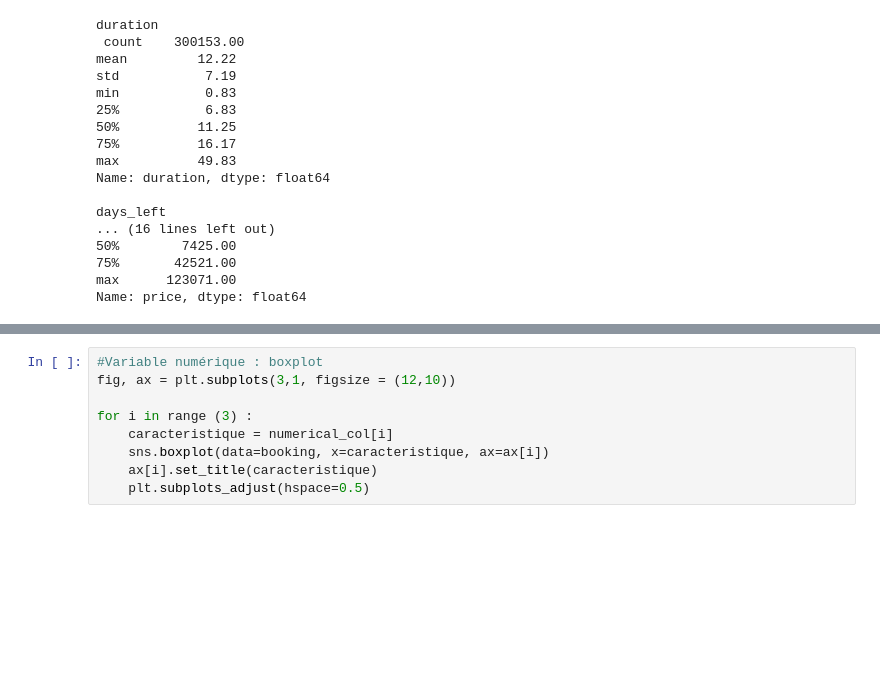
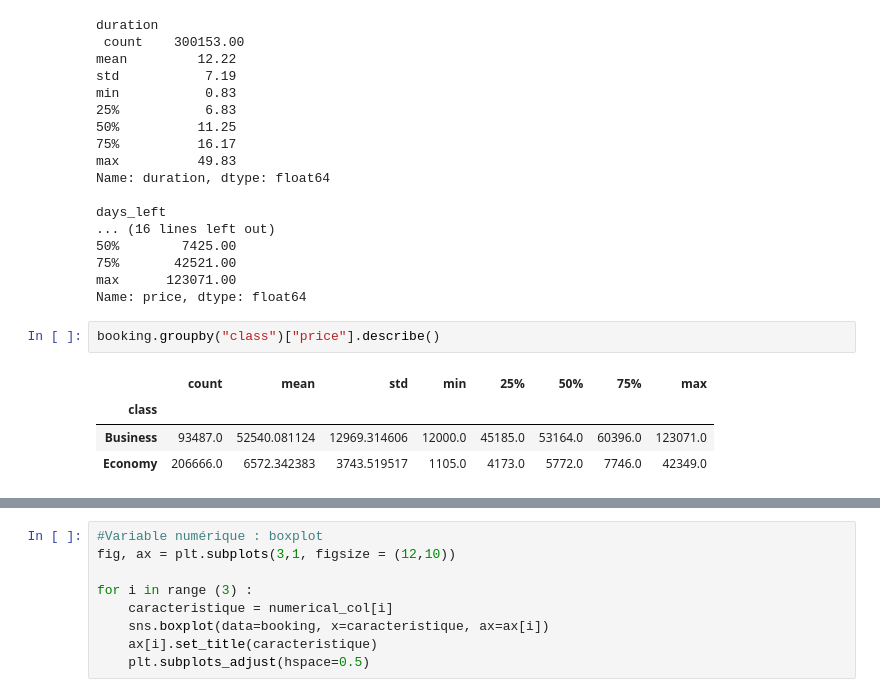
Before and after one commit to Tahina-Razaf/Booking_India, a Jupyter notebook: Booking_India_analysis.ipynb, the cells around one changed output, grey strips where cells are left out. Drawn from its saved outputs; the diff is of its cells as text; blank space fills up the shorter version.

```diff
--- a/Booking_India_analysis.ipynb
+++ b/Booking_India_analysis.ipynb
@@ -177,3 +204,10 @@ days_left
 75%       42521.00
 max      123071.00
 Name: price, dtype: float64
+# %%
+booking.groupby("class")["price"].describe()
+# %% [output]
+|  | count | mean | std | min | 25% | 50% | 75% | max |
+| class |  |  |  |  |  |  |  |  |
+| Business | 93487.0 | 52540.081124 | 12969.314606 | 12000.0 | 45185.0 | 53164.0 | 60396.0 | 123071.0 |
+| Economy | 206666.0 | 6572.342383 | 3743.519517 | 1105.0 | 4173.0 | 5772.0 | 7746.0 | 42349.0 |
```
Also changed, not shown: parts of 49 cells of this notebook.
